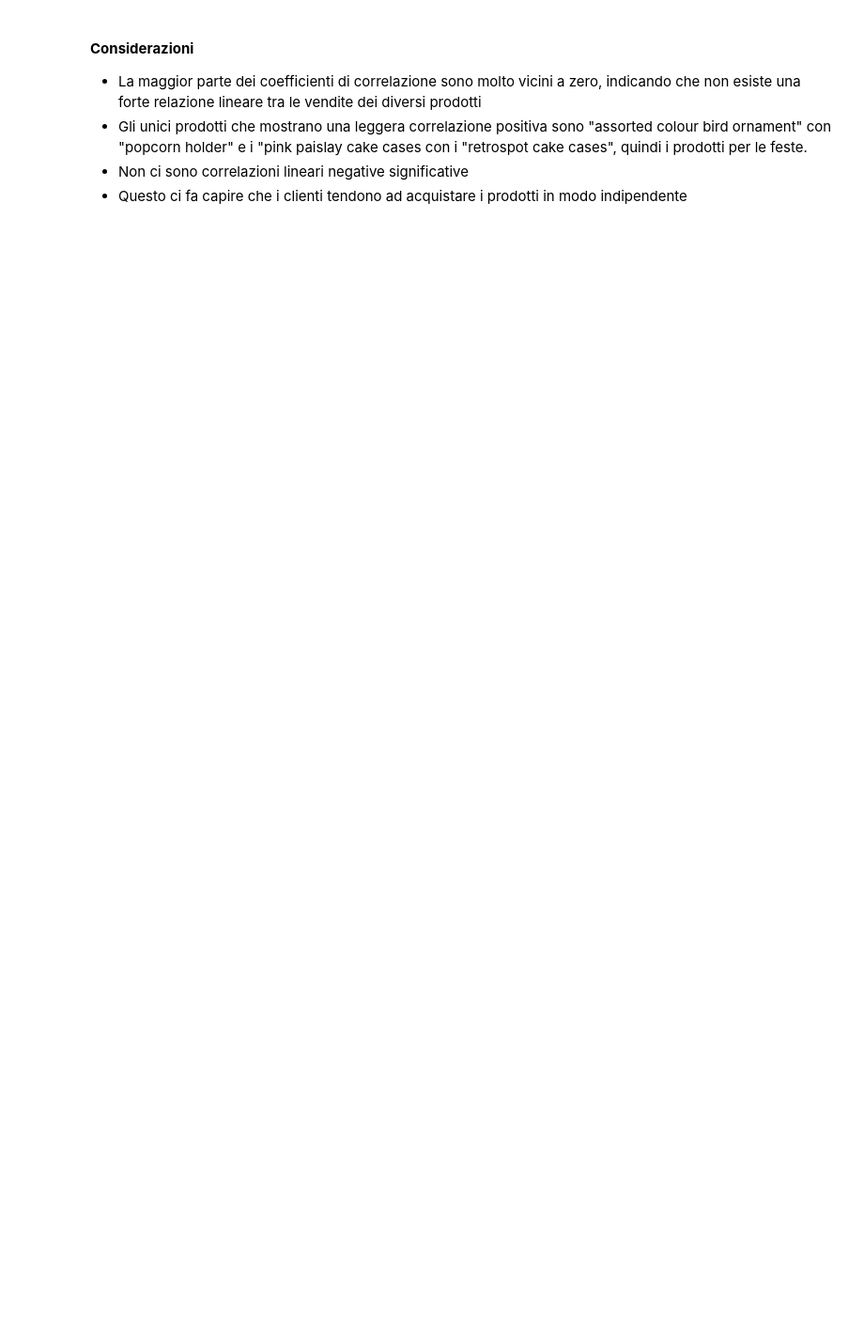
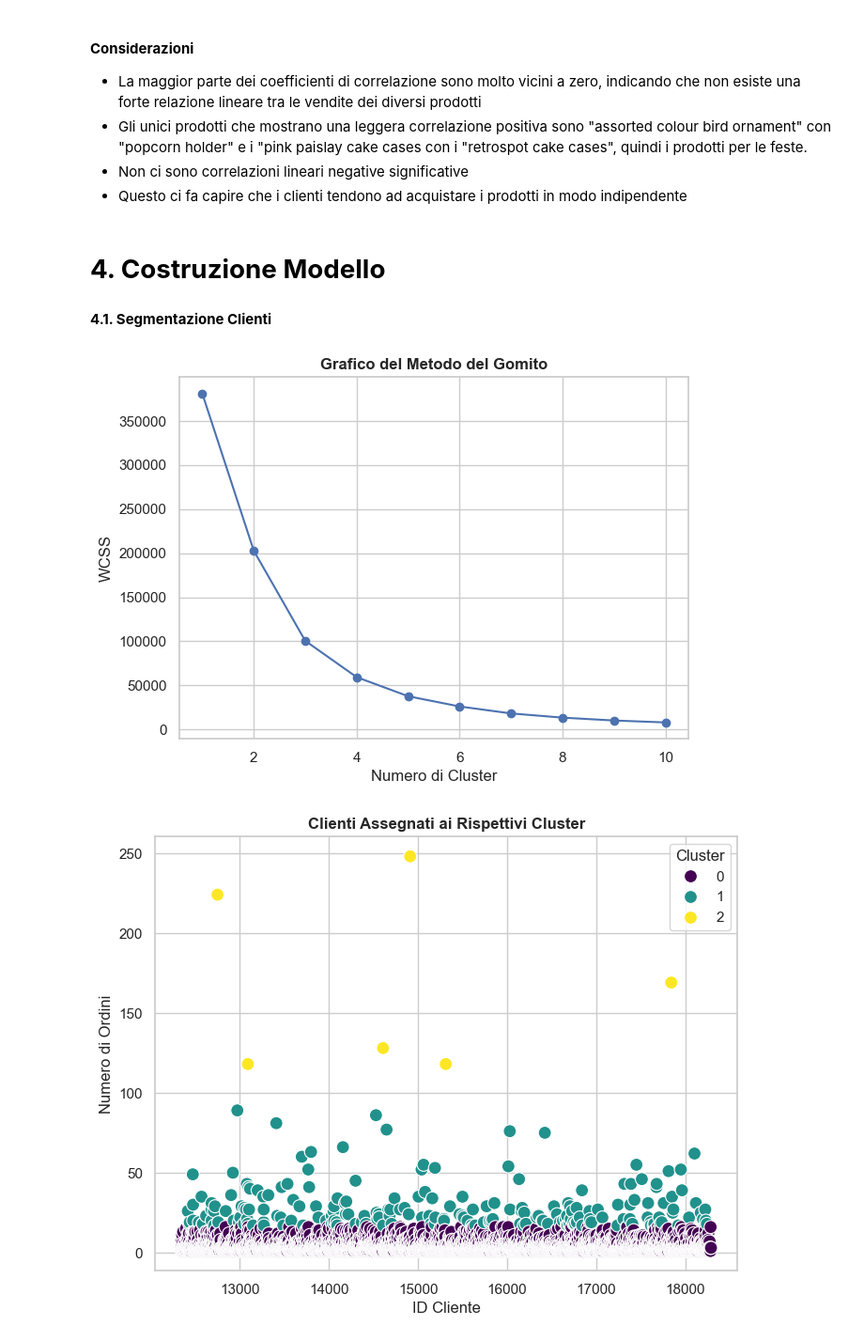
Before and after one commit to alessandrobrunoh/Progetto-Big-Data, a Jupyter notebook: notebook.ipynb, the cells around one changed output. Shown at 94% size. Saved outputs shown, nothing was run; the diff lists cells and outputs as text; code cells hidden in the pictures; blank space fills up the shorter version.

```diff
--- a/notebook.ipynb
+++ b/notebook.ipynb
@@ -259,3 +267,54 @@ plt.show()
     <li>Non ci sono correlazioni lineari negative significative</li>
     <li>Questo ci fa capire che i clienti tendono ad acquistare i prodotti in modo indipendente</li>
 </ul>
+# %% [markdown]
+<h1><b>4. Costruzione Modello</b></h1>
+<h4><b>4.1. Segmentazione Clienti</b></h4>
+# %%
+# Filter out cancelled transactions
+df_cleaned = df[~df['InvoiceNo'].str.startswith('C', na=False)]
+
+# Aggregate data by CustomerID
+customer_df = df.groupby('CustomerID').agg({
+    'InvoiceNo': 'nunique'
+}).reset_index()
+
+# Rename columns for clarity
+customer_df.columns = ['CustomerID', 'NumOrders']
+
+# Prepare data for KMeans
+X = customer_df[['NumOrders']]
+
+# Determine the optimal number of clusters using the elbow method
+wcss = [] # @todo Che cosa é il WCSS
+for i in range(1, 11):
+    kmeans = KMeans(n_clusters=i, init='k-means++', max_iter=300, n_init=10, random_state=42)
+    kmeans.fit(X)
+    wcss.append(kmeans.inertia_)
+
+# Plot the elbow method
+plt.figure(figsize=(7, 5))
+plt.plot(range(1, 11), wcss, marker='o')
+plt.title('Grafico del Metodo del Gomito', fontweight='bold')
+plt.xlabel('Numero di Cluster')
+plt.ylabel('WCSS')
+plt.show()
+
+# Apply KMeans with the optimal number of clusters (e.g., 3)
+kmeans = KMeans(n_clusters=3, init='k-means++', max_iter=300, n_init=10, random_state=42)
+customer_df['Cluster'] = kmeans.fit_predict(X)
+
+# Merge the cluster information back to the original dataframe
+df_clustered = df_cleaned.merge(customer_df[['CustomerID', 'Cluster']], on='CustomerID')
+
+# Visualize the clusters
+plt.figure(figsize=(8, 6))
+sns.scatterplot(data=customer_df, x='CustomerID', y='NumOrders', hue='Cluster', palette='viridis', s=100)
+plt.title('Clienti Assegnati ai Rispettivi Cluster', fontweight='bold')
+plt.xlabel('ID Cliente')
+plt.ylabel('Numero di Ordini')
+plt.legend(title='Cluster')
+plt.show()
+# %% [output]
+[figure, added]
+[figure, added]
```
Also changed, not shown: parts of 26 cells of this notebook.
